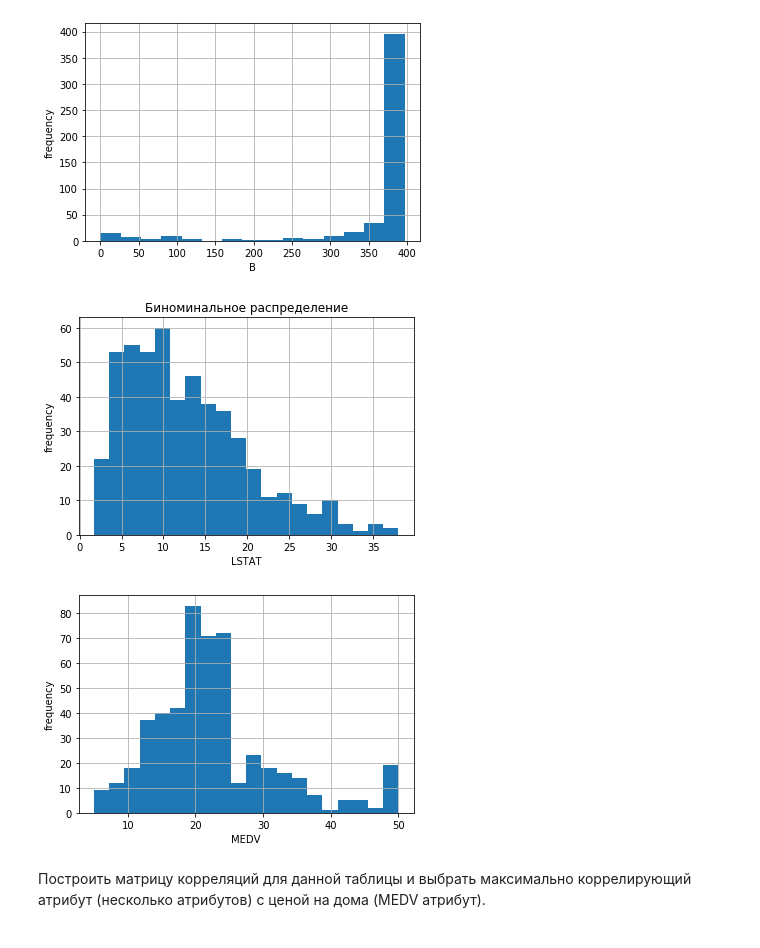
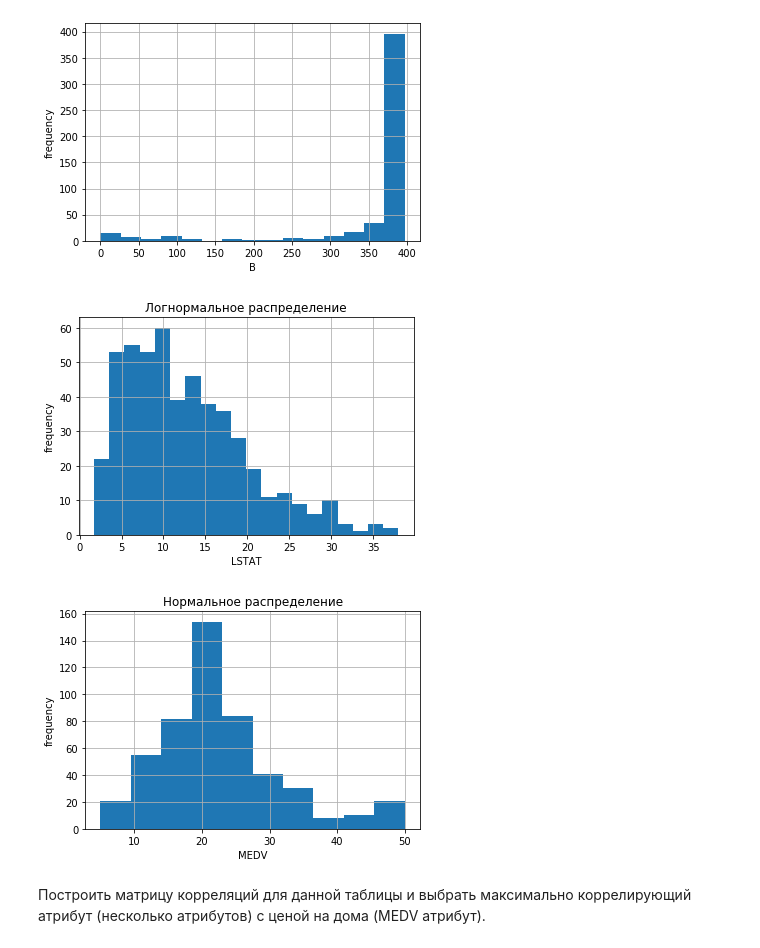
Before and after one commit to sofa999999/pyda-9, a Jupyter notebook: STATISTIC/homework-4.ipynb, the cells around one changed output. Cells and saved outputs as stored; diff of their text form; code cells hidden in the pictures.

```diff
--- a/STATISTIC/homework-4.ipynb
+++ b/STATISTIC/homework-4.ipynb
@@ -184,19 +186,20 @@ plt.show()
 plt.hist(data['LSTAT'], 20)
 plt.xlabel('LSTAT')
 plt.ylabel('frequency')
-plt.title('Биноминальное распределение')
+plt.title('Логнормальное распределение')
 plt.grid(True)
 plt.show()
 # %% [output]
-[figure, old version]
+[figure, new version]
 # %%
-plt.hist(data['MEDV'], 20)
+plt.hist(data['MEDV'], 10)
 plt.xlabel('MEDV')
 plt.ylabel('frequency')
+plt.title('Нормальное распределение')
 plt.grid(True)
 plt.show()
 # %% [output]
-[figure, old version]
+[figure, new version]
 # %% [markdown]
 Построить матрицу корреляций для данной таблицы и выбрать максимально коррелирующий атрибут (несколько атрибутов) с ценой на дома (MEDV атрибут).
 # %% [markdown]
```
Also changed, not shown: parts of 4 cells of this notebook.
